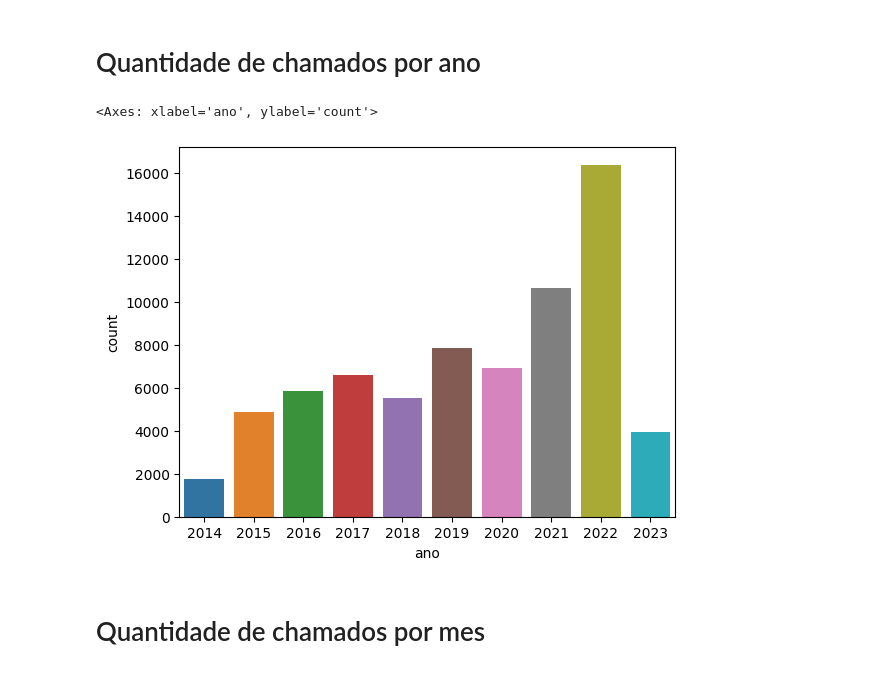
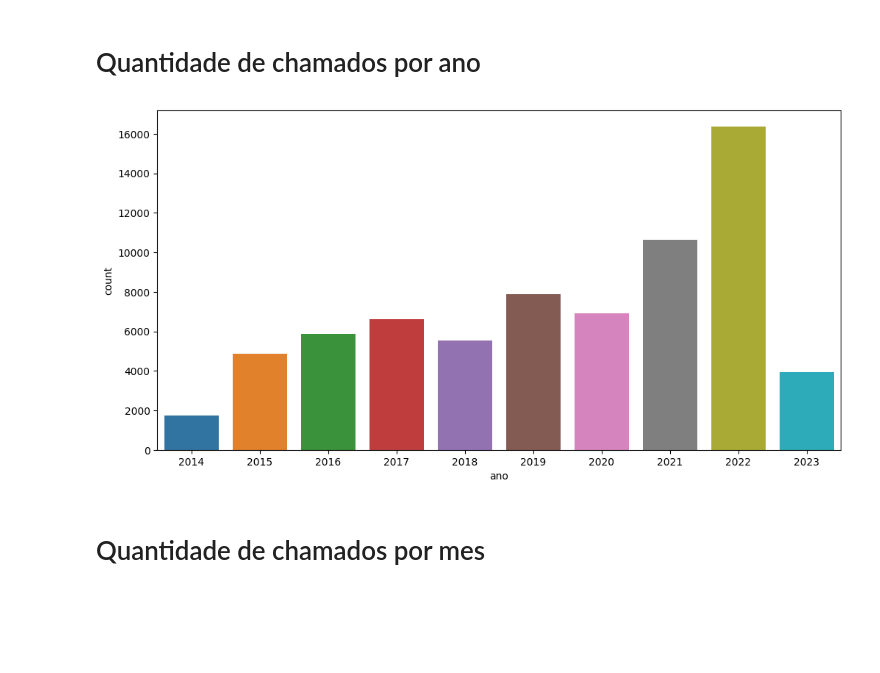
Before and after one commit to WallysFerreira/BigData, a Jupyter notebook: sedec/analise.ipynb, the cells around one changed output. Saved outputs shown, nothing was run; the diff lists cells and outputs as text; code cells hidden in the pictures; blank space fills up the shorter version.

Commit message:
mudar tamanho da imagem

```diff
--- a/sedec/analise.ipynb
+++ b/sedec/analise.ipynb
@@ -13,10 +13,11 @@ chamados = pd.read_csv('chamados-preprocessados.csv', sep=",", index_col=0)
 # %% [markdown]
 # Quantidade de chamados por ano
 # %%
+plt.figure(figsize=(12,6))
 sns.countplot(x='ano', data=chamados)
+plt.show()
 # %% [output]
-<Axes: xlabel='ano', ylabel='count'>
-[figure, old version]
+[figure, new version]
 # %% [markdown]
 # Quantidade de chamados por mes
 # %%
```
